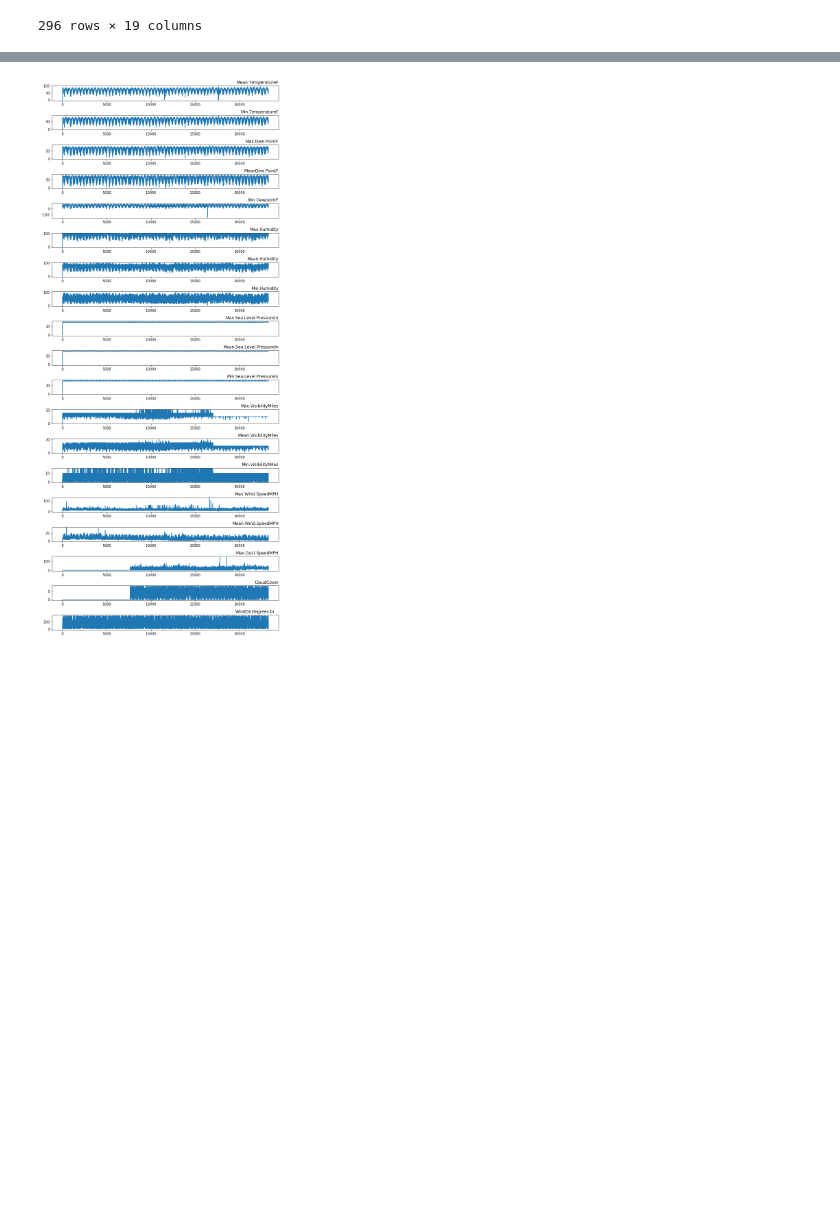
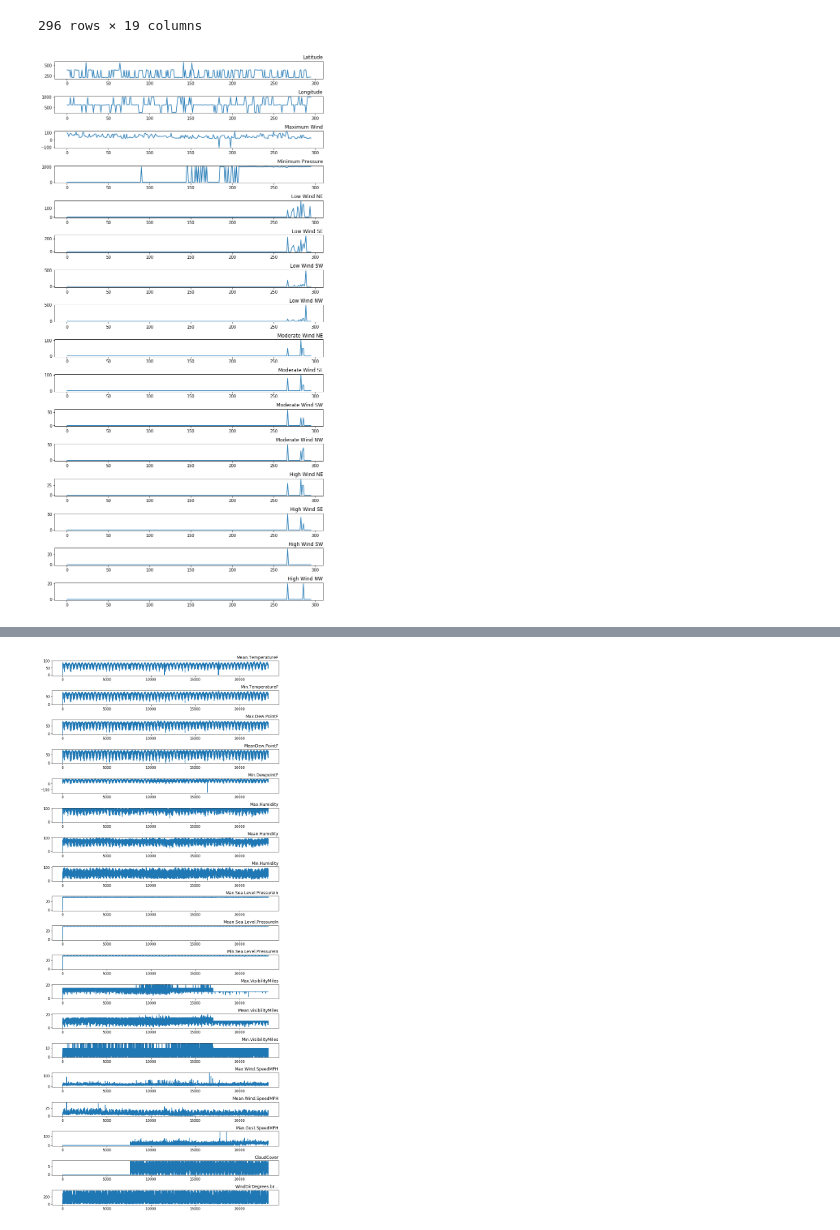
Before and after one commit to peterwilli/HurricAIne, a Jupyter notebook: HurricanePrediction.ipynb, the cells around one changed output, grey strips where cells are left out. Cells and saved outputs as stored; diff of their text form; code cells hidden in the pictures; blank space fills up the shorter version.

```diff
--- a/HurricanePrediction.ipynb
+++ b/HurricanePrediction.ipynb
@@ -59,6 +59,10 @@ hurdat_houston
 | 2014-09-03 06:00:00 | DOLLY |  | TS | 219.0 | 980.0 | 35 | 1004 | 120 | ... |
 | 2014-09-03 12:00:00 | DOLLY |  | LO | 218.0 | 988.0 | 25 | 1005 | 0 | ... |
 296 rows × 19 columns
+# %%
+render_plots_numbers(hurdat_houston)
+# %% [output]
+[figure, added]
 # %%
 houston_weather
 # %% [output]
```
Also changed, not shown: 3 other files.
